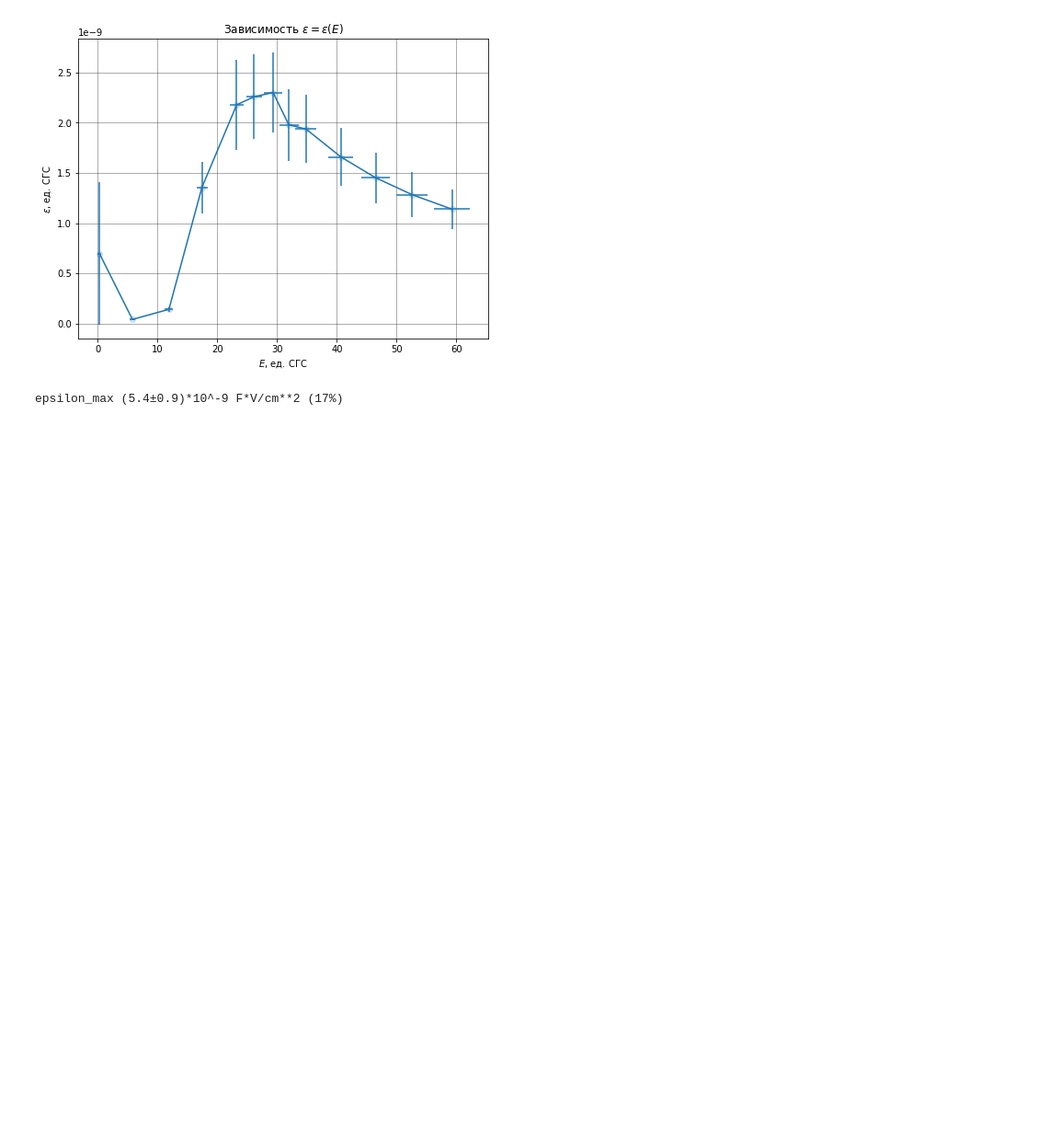
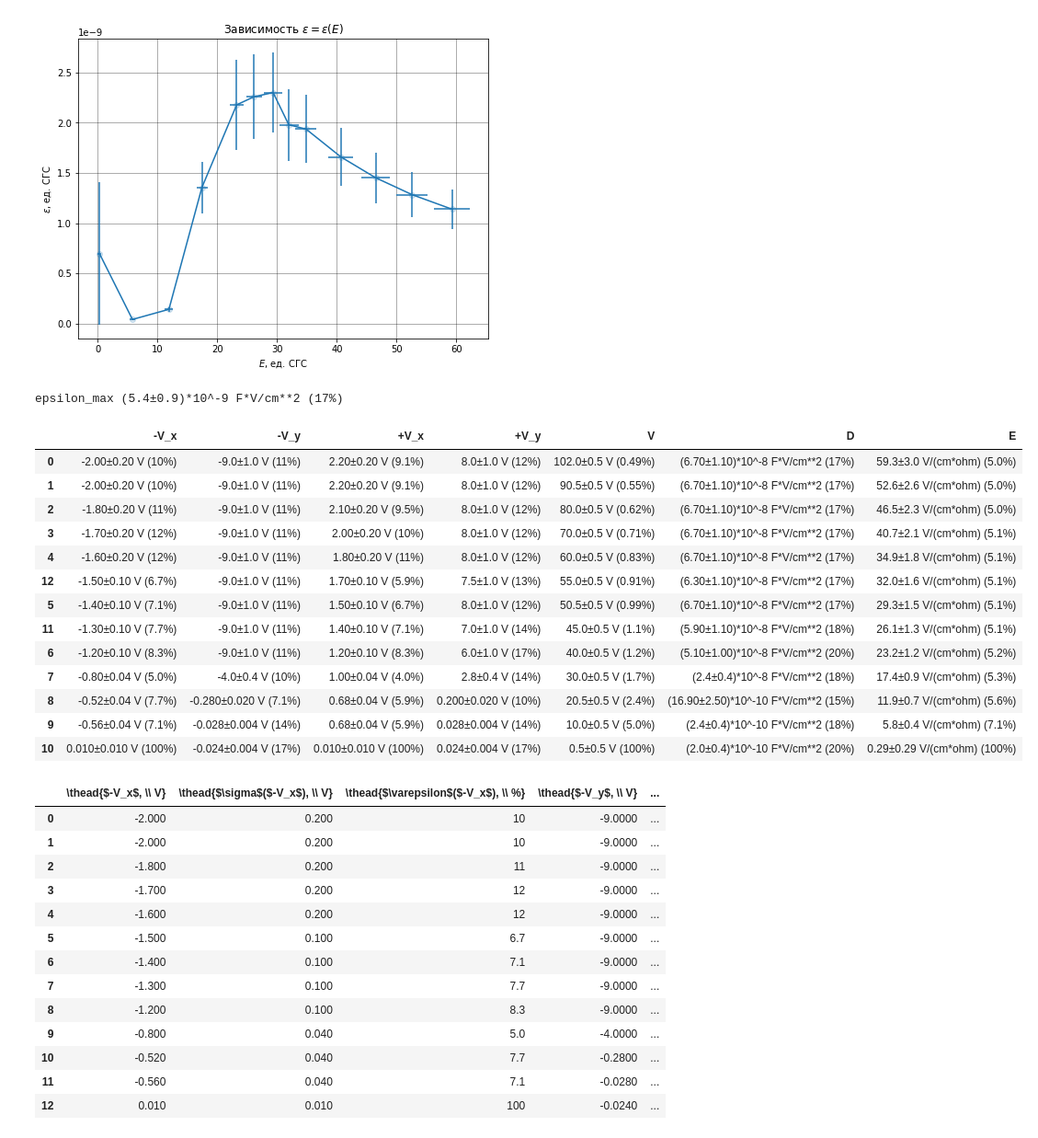
Before and after one commit to Wiki-fan/miptlabs, a Jupyter notebook: 1.1-1.3/lab1.1-1.3.ipynb, the cells around one changed output. Shown: that part at 92% size. Saved outputs shown, nothing was run; the diff lists cells and outputs as text; code cells hidden in the pictures; blank space fills up the shorter version.

```diff
--- a/1.1-1.3/lab1.1-1.3.ipynb
+++ b/1.1-1.3/lab1.1-1.3.ipynb
@@ -86,9 +86,9 @@ r_t = ((r_1+r_2)/2).repr_as(u.cm)
 S = (np.pi*((r_1-r_2)/2)**2).repr_as(u.cm**2)
 
 H_mult = 1e-1*(2*N_1)/(r_t*R_1)
-df2['H'] = df2['V_x_m+']*H_mult
+df2['H'] = df2['+V_x']*H_mult
 B_mult=1e2*(R_2*C*1e-6)/(N_2*S)
-df2['B'] = df2['V_y_m+']*B_mult
+df2['B'] = df2['+V_y']*B_mult
 
 x_c = -0.9
 y_r = 1.3
@@ -125,3 +125,8 @@ H_c 10.5±2.4 V/(cm*ohm) (23%)
 [figure]
 [figure]
 mu_max (9.60±2.20)*10^-8 F*ohm**2/cm (23%)
+# %%
+display(df2)
+table_to_print2 = ml.prepare_to_print(df2)
+display(table_to_print2)
+ml.write_latex('table.tex', [ table_to_print2])
@@ -159,7 +185,7 @@ R_2 = ml.PQ(11*1e3*u.ohm, epsilon=0.05)
 
 D_mult=12*np.pi*1e3*C_2*1e-6/S
 #print(D_mult)
-df1['D'] = df1['y_m+']*D_mult
+df1['D'] = df1['+V_y']*D_mult
 E_mult=np.sqrt(2)/(300*h_1)
 #print(E_mult)
 df1['E'] = df1['V']*H_mult
@@ -198,3 +224,37 @@ E_c 0.052±0.005 1/cm (10%)
 [figure]
 [figure]
 epsilon_max (5.4±0.9)*10^-9 F*V/cm**2 (17%)
+# %%
+display(df1)
+table_to_print1 = ml.prepare_to_print(df1)
+display(table_to_print1)
+ml.write_latex('table.tex', [ table_to_print1, table_to_print2], horizontal=True)
+# %% [output]
+|  | -V_x | -V_y | +V_x | +V_y | V | D | E |
+| 0 | -2.00±0.20 V (10%) | -9.0±1.0 V (11%) | 2.20±0.20 V (9.1%) | 8.0±1.0 V (12%) | 102.0±0.5 V (0.49%) | (6.70±1.10)*10^-8 F*V/cm**2 (17%) | 59.3±3.0 V/(cm*ohm) (5.0%) |
+| 1 | -2.00±0.20 V (10%) | -9.0±1.0 V (11%) | 2.20±0.20 V (9.1%) | 8.0±1.0 V (12%) | 90.5±0.5 V (0.55%) | (6.70±1.10)*10^-8 F*V/cm**2 (17%) | 52.6±2.6 V/(cm*ohm) (5.0%) |
+| 2 | -1.80±0.20 V (11%) | -9.0±1.0 V (11%) | 2.10±0.20 V (9.5%) | 8.0±1.0 V (12%) | 80.0±0.5 V (0.62%) | (6.70±1.10)*10^-8 F*V/cm**2 (17%) | 46.5±2.3 V/(cm*ohm) (5.0%) |
+| 3 | -1.70±0.20 V (12%) | -9.0±1.0 V (11%) | 2.00±0.20 V (10%) | 8.0±1.0 V (12%) | 70.0±0.5 V (0.71%) | (6.70±1.10)*10^-8 F*V/cm**2 (17%) | 40.7±2.1 V/(cm*ohm) (5.1%) |
+| 4 | -1.60±0.20 V (12%) | -9.0±1.0 V (11%) | 1.80±0.20 V (11%) | 8.0±1.0 V (12%) | 60.0±0.5 V (0.83%) | (6.70±1.10)*10^-8 F*V/cm**2 (17%) | 34.9±1.8 V/(cm*ohm) (5.1%) |
+| 12 | -1.50±0.10 V (6.7%) | -9.0±1.0 V (11%) | 1.70±0.10 V (5.9%) | 7.5±1.0 V (13%) | 55.0±0.5 V (0.91%) | (6.30±1.10)*10^-8 F*V/cm**2 (17%) | 32.0±1.6 V/(cm*ohm) (5.1%) |
+| 5 | -1.40±0.10 V (7.1%) | -9.0±1.0 V (11%) | 1.50±0.10 V (6.7%) | 8.0±1.0 V (12%) | 50.5±0.5 V (0.99%) | (6.70±1.10)*10^-8 F*V/cm**2 (17%) | 29.3±1.5 V/(cm*ohm) (5.1%) |
+| 11 | -1.30±0.10 V (7.7%) | -9.0±1.0 V (11%) | 1.40±0.10 V (7.1%) | 7.0±1.0 V (14%) | 45.0±0.5 V (1.1%) | (5.90±1.10)*10^-8 F*V/cm**2 (18%) | 26.1±1.3 V/(cm*ohm) (5.1%) |
+| 6 | -1.20±0.10 V (8.3%) | -9.0±1.0 V (11%) | 1.20±0.10 V (8.3%) | 6.0±1.0 V (17%) | 40.0±0.5 V (1.2%) | (5.10±1.00)*10^-8 F*V/cm**2 (20%) | 23.2±1.2 V/(cm*ohm) (5.2%) |
+| 7 | -0.80±0.04 V (5.0%) | -4.0±0.4 V (10%) | 1.00±0.04 V (4.0%) | 2.8±0.4 V (14%) | 30.0±0.5 V (1.7%) | (2.4±0.4)*10^-8 F*V/cm**2 (18%) | 17.4±0.9 V/(cm*ohm) (5.3%) |
+| 8 | -0.52±0.04 V (7.7%) | -0.280±0.020 V (7.1%) | 0.68±0.04 V (5.9%) | 0.200±0.020 V (10%) | 20.5±0.5 V (2.4%) | (16.90±2.50)*10^-10 F*V/cm**2 (15%) | 11.9±0.7 V/(cm*ohm) (5.6%) |
+| 9 | -0.56±0.04 V (7.1%) | -0.028±0.004 V (14%) | 0.68±0.04 V (5.9%) | 0.028±0.004 V (14%) | 10.0±0.5 V (5.0%) | (2.4±0.4)*10^-10 F*V/cm**2 (18%) | 5.8±0.4 V/(cm*ohm) (7.1%) |
+| 10 | 0.010±0.010 V (100%) | -0.024±0.004 V (17%) | 0.010±0.010 V (100%) | 0.024±0.004 V (17%) | 0.5±0.5 V (100%) | (2.0±0.4)*10^-10 F*V/cm**2 (20%) | 0.29±0.29 V/(cm*ohm) (100%) |
+|  | \thead{$-V_x$, \\ V} | \thead{$\sigma$($-V_x$), \\ V} | \thead{$\varepsilon$($-V_x$), \\ %} | \thead{$-V_y$, \\ V} | ... |
+| 0 | -2.000 | 0.200 | 10 | -9.0000 | ... |
+| 1 | -2.000 | 0.200 | 10 | -9.0000 | ... |
+| 2 | -1.800 | 0.200 | 11 | -9.0000 | ... |
+| 3 | -1.700 | 0.200 | 12 | -9.0000 | ... |
+| 4 | -1.600 | 0.200 | 12 | -9.0000 | ... |
+| 5 | -1.500 | 0.100 | 6.7 | -9.0000 | ... |
+| 6 | -1.400 | 0.100 | 7.1 | -9.0000 | ... |
+| 7 | -1.300 | 0.100 | 7.7 | -9.0000 | ... |
+| 8 | -1.200 | 0.100 | 8.3 | -9.0000 | ... |
+| 9 | -0.800 | 0.040 | 5.0 | -4.0000 | ... |
+| 10 | -0.520 | 0.040 | 7.7 | -0.2800 | ... |
+| 11 | -0.560 | 0.040 | 7.1 | -0.0280 | ... |
+| 12 | 0.010 | 0.010 | 100 | -0.0240 | ... |
```
Also changed, not shown: parts of 3 cells of this notebook, 3 other files.
